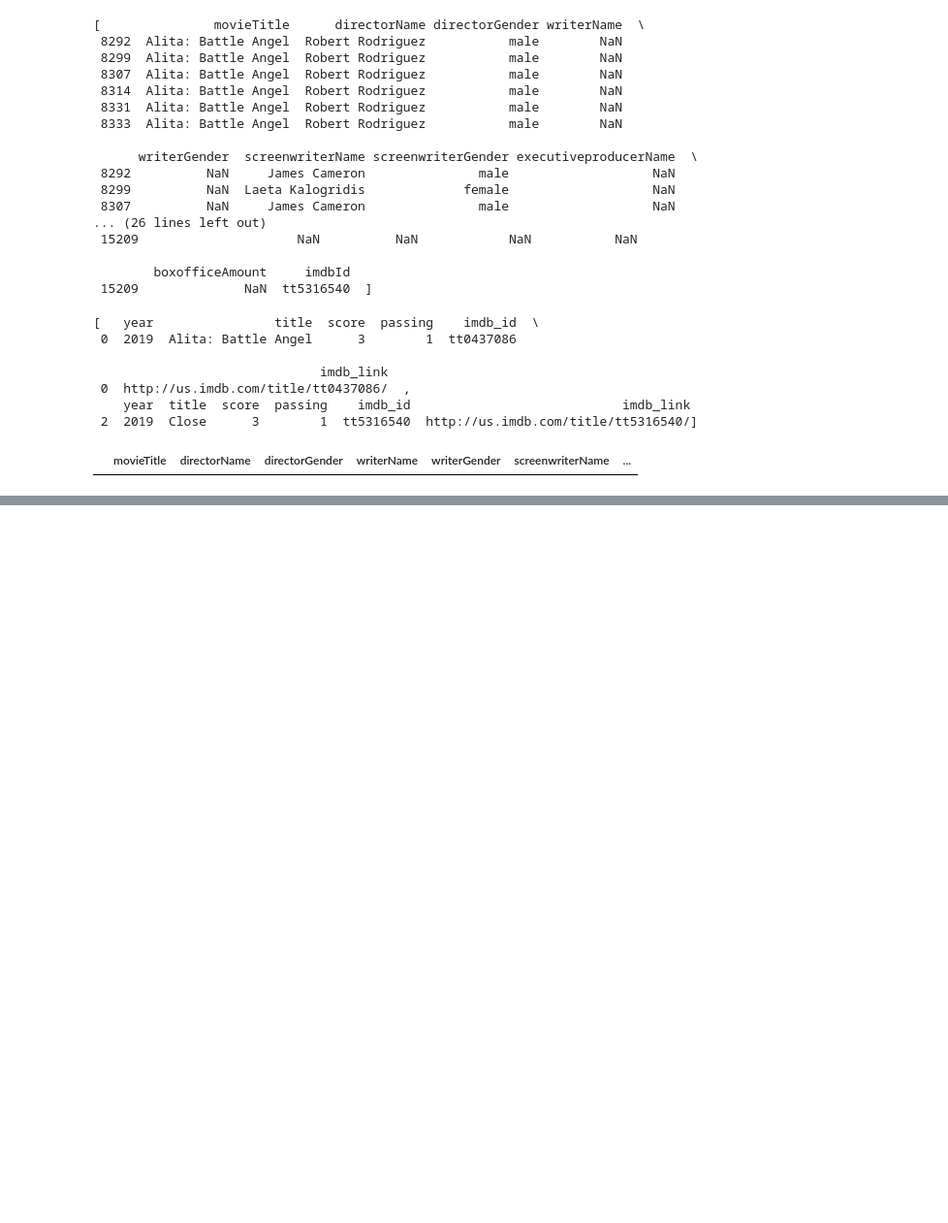
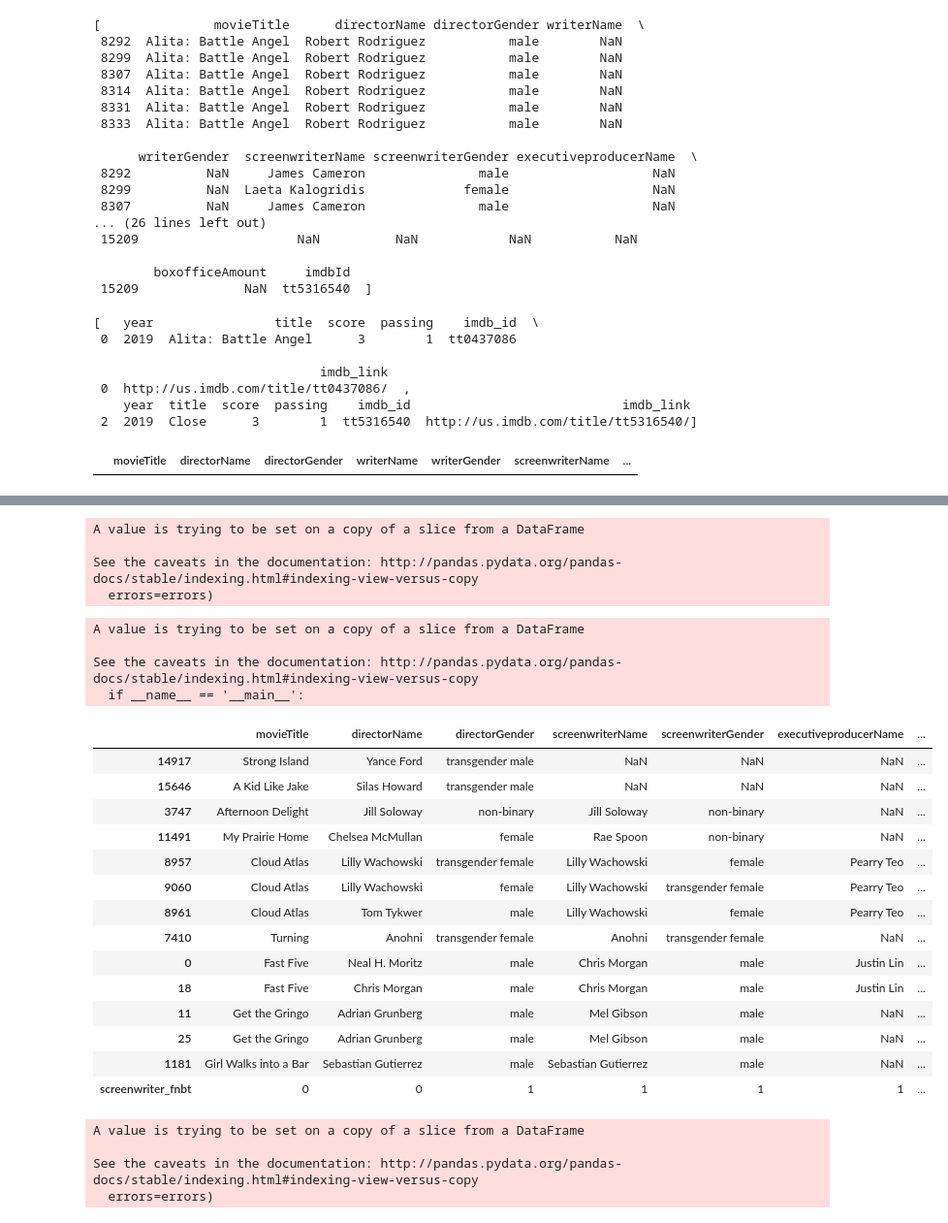
Before and after one commit to MagicMilly/women-in-film-analysis-dashboard, a Jupyter notebook: more_data_munging.ipynb, the cells around one changed output, grey strips where cells are left out. Shown at 97% size. Saved outputs shown, nothing was run; the diff lists cells and outputs as text; code cells hidden in the pictures; blank space fills up the shorter version.

```diff
--- a/more_data_munging.ipynb
+++ b/more_data_munging.ipynb
@@ -189,0 +437,2 @@ movies_2011_and_beyond.loc[movies_2011_and_beyond.movieTitle == 'American Woman'
+# %%
+test_df.loc['director_fnbt'] = director_fnbt
@@ -189,0 +462,34 @@ movies_2011_and_beyond.loc[movies_2011_and_beyond.movieTitle == 'American Woman'
+# %%
+test_df.drop('new_col', axis=1, inplace=True)
+# %% [output]
+A value is trying to be set on a copy of a slice from a DataFrame
+
+See the caveats in the documentation: http://pandas.pydata.org/pandas-docs/stable/indexing.html#indexing-view-versus-copy
+  errors=errors)
+# %%
+new_writer_values = [1 if val == True else 0 for val in test_df.screenwriterGender.str.contains('female|non-binary|transgender')]
+# %%
+test_df['screenwriter_fnbt'] = new_writer_values
+# %% [output]
+A value is trying to be set on a copy of a slice from a DataFrame
+
+See the caveats in the documentation: http://pandas.pydata.org/pandas-docs/stable/indexing.html#indexing-view-versus-copy
+  if __name__ == '__main__':
+# %%
+test_df
+# %% [output]
+|  | movieTitle | directorName | directorGender | screenwriterName | screenwriterGender | executiveproducerName | ... |
+| 14917 | Strong Island | Yance Ford | transgender male | NaN | NaN | NaN | ... |
+| 15646 | A Kid Like Jake | Silas Howard | transgender male | NaN | NaN | NaN | ... |
+| 3747 | Afternoon Delight | Jill Soloway | non-binary | Jill Soloway | non-binary | NaN | ... |
+| 11491 | My Prairie Home | Chelsea McMullan | female | Rae Spoon | non-binary | NaN | ... |
+| 8957 | Cloud Atlas | Lilly Wachowski | transgender female | Lilly Wachowski | female | Pearry Teo | ... |
+| 9060 | Cloud Atlas | Lilly Wachowski | female | Lilly Wachowski | transgender female | Pearry Teo | ... |
+| 8961 | Cloud Atlas | Tom Tykwer | male | Lilly Wachowski | female | Pearry Teo | ... |
+| 7410 | Turning | Anohni | transgender female | Anohni | transgender female | NaN | ... |
+| 0 | Fast Five | Neal H. Moritz | male | Chris Morgan | male | Justin Lin | ... |
+| 18 | Fast Five | Chris Morgan | male | Chris Morgan | male | Justin Lin | ... |
+| 11 | Get the Gringo | Adrian Grunberg | male | Mel Gibson | male | NaN | ... |
+| 25 | Get the Gringo | Adrian Grunberg | male | Mel Gibson | male | NaN | ... |
+| 1181 | Girl Walks into a Bar | Sebastian Gutierrez | male | Sebastian Gutierrez | male | NaN | ... |
+| screenwriter_fnbt | 0 | 0 | 1 | 1 | 1 | 1 | ... |
@@ -189,0 +498,7 @@ movies_2011_and_beyond.loc[movies_2011_and_beyond.movieTitle == 'American Woman'
+# %%
+test_df.drop('screenwriter_fnbt', axis=0, inplace=True)
+# %% [output]
+A value is trying to be set on a copy of a slice from a DataFrame
+
+See the caveats in the documentation: http://pandas.pydata.org/pandas-docs/stable/indexing.html#indexing-view-versus-copy
+  errors=errors)
```
Also changed, not shown: parts of 45 cells of this notebook.
